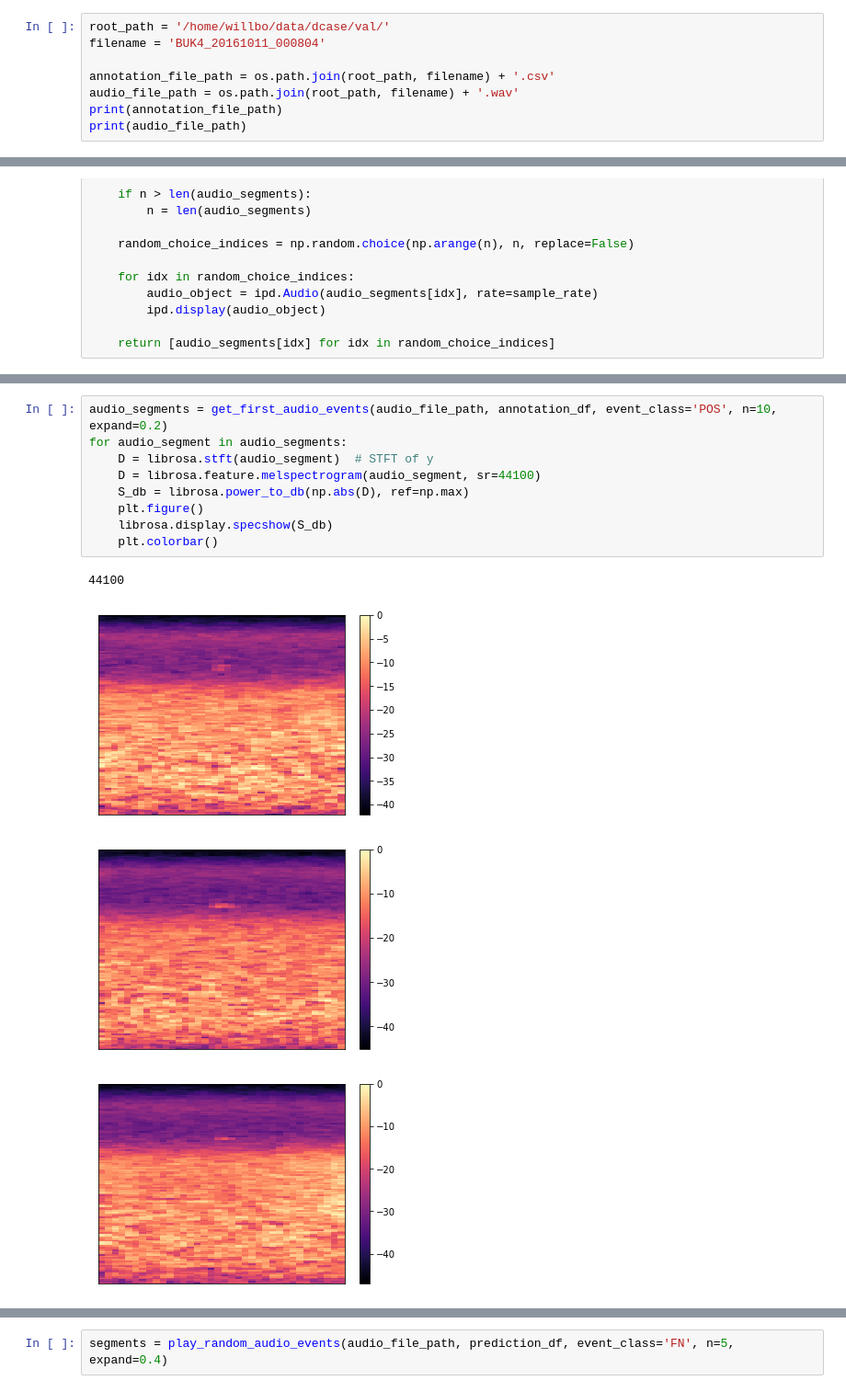
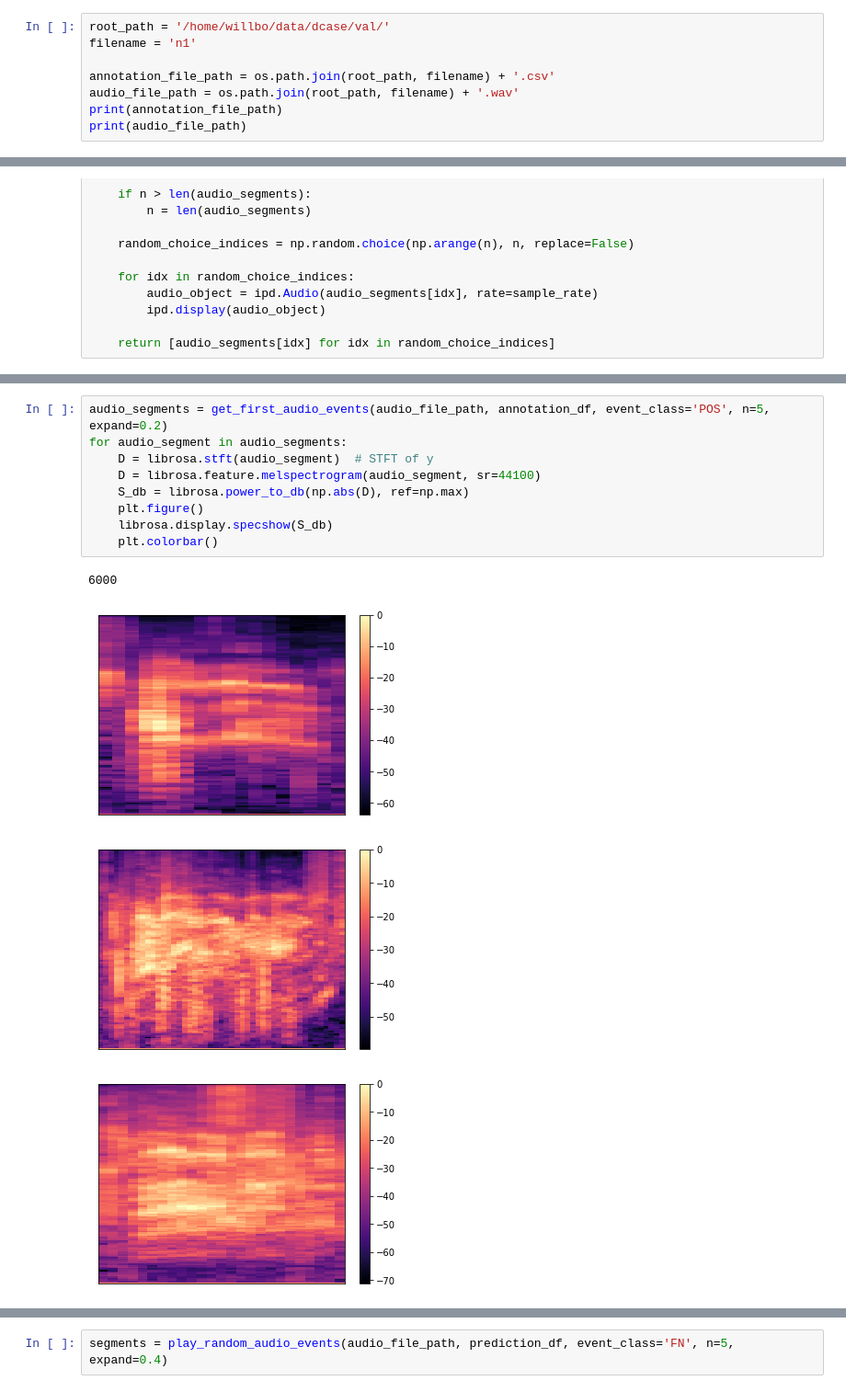
Before and after one commit to johnmartinsson/soundscape-analysis, a Jupyter notebook: few_shot_learning/notebooks/PredictionAudiation.ipynb, the cells around one changed output, grey strips where cells are left out. Shown at 92% size. Saved outputs shown, nothing was run; the diff lists cells and outputs as text.

```diff
--- a/few_shot_learning/notebooks/PredictionAudiation.ipynb
+++ b/few_shot_learning/notebooks/PredictionAudiation.ipynb
@@ -32,7 +32,7 @@ BUK1_20181013_023504.csv  BUK5_20161101_002104a.csv
 BUK1_20181013_023504.wav  BUK5_20161101_002104a.wav
 # %%
 root_path = '/home/willbo/data/dcase/val/'
-filename = 'BUK4_20161011_000804'
+filename = 'n1'
 
 annotation_file_path = os.path.join(root_path, filename) + '.csv'
 audio_file_path = os.path.join(root_path, filename) + '.wav'
@@ -194,14 +189,14 @@ play_first_audio_events(audio_file_path, annotation_df, event_class='POS', n=10,
 # %%
-audio_segments = get_first_audio_events(audio_file_path, annotation_df, event_class='POS', n=10, expand=0.2)
+audio_segments = get_first_audio_events(audio_file_path, annotation_df, event_class='POS', n=5, expand=0.2)
 for audio_segment in audio_segments:
     D = librosa.stft(audio_segment)  # STFT of y
     D = librosa.feature.melspectrogram(audio_segment, sr=44100)
     S_db = librosa.power_to_db(np.abs(D), ref=np.max)
     plt.figure()
     librosa.display.specshow(S_db)
     plt.colorbar()
 # %% [output]
-44100
+6000
-[figure, old version]
+[figure, new version]
-[figure, old version]
+[figure, new version]
-[figure, old version]
+[figure, new version]
```
Also changed, not shown: parts of 8 cells of this notebook, 13 other files.
